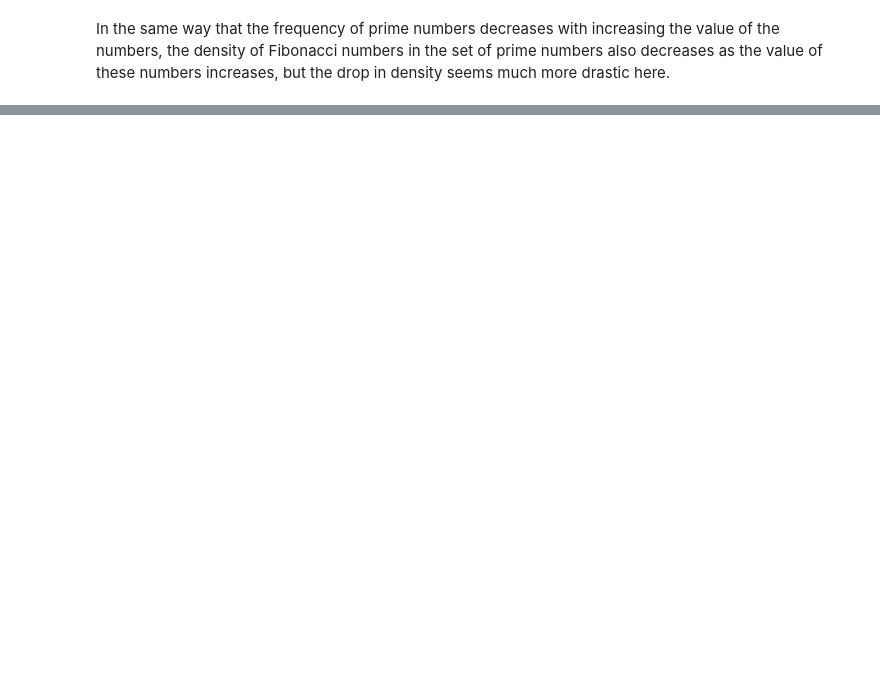
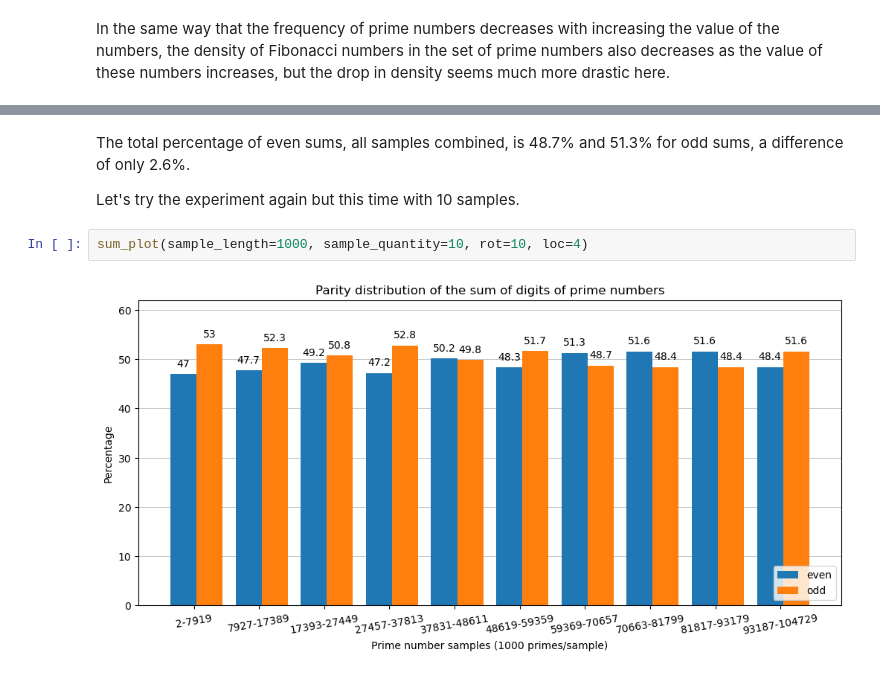
Before and after one commit to Kartmaan/prime_number_analysis, a Jupyter notebook: prime_analysis.ipynb, the cells around one changed output, grey strips where cells are left out. Drawn from its saved outputs; the diff is of its cells as text; blank space fills up the shorter version.

```diff
--- a/prime_analysis.ipynb
+++ b/prime_analysis.ipynb
@@ -405,0 +452,8 @@ plt.show()
+# %% [markdown]
+The total percentage of even sums, all samples combined, is 48.7% and 51.3% for odd sums, a difference of only 2.6%.
+
+Let's try the experiment again but this time with 10 samples.
+# %%
+sum_plot(sample_length=1000, sample_quantity=10, rot=10, loc=4)
+# %% [output]
+[figure, added]
```
Also changed, not shown: parts of 27 cells of this notebook, 1 other file.
